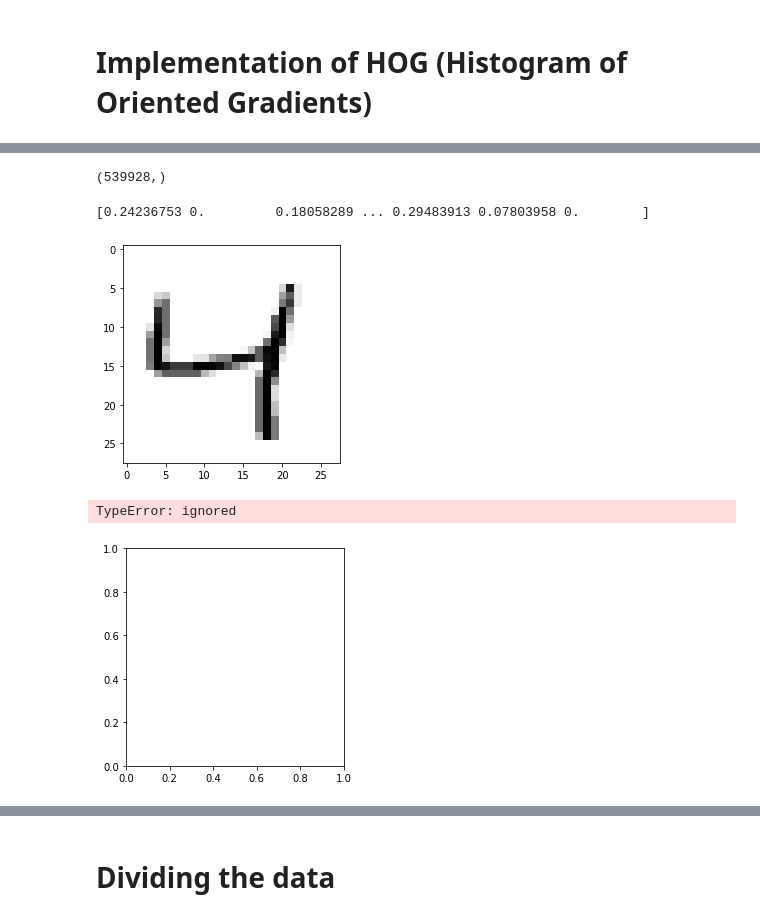
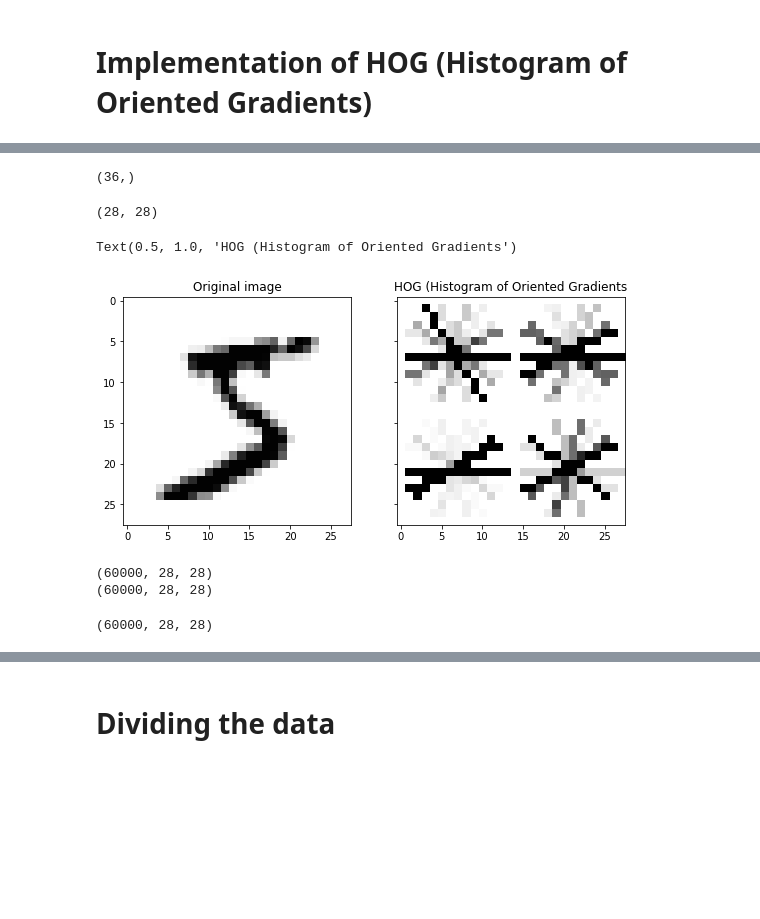
Before and after one commit to lagos-a1/Assignment-1-CNN, a Jupyter notebook: Untitled14.ipynb, the cells around one changed output, grey strips where cells are left out. Drawn from its saved outputs; the diff is of its cells as text; code cells hidden in the pictures; blank space fills up the shorter version.

```diff
--- a/Untitled14.ipynb
+++ b/Untitled14.ipynb
@@ -176,3 +171,10 @@ test_labels.shape
 (10000, 1)
 # %% [markdown]
 # **Implementation of HOG (Histogram of Oriented Gradients)**
+# %%
+#Implementation for just one image/ digit
+imageHOG = data_train_1.copy()
+# %%
+imageHOG = imageHOG[0]
+#If aspect ratio of 1:2
+#imageHOG = resize (imageHOG[4], (14,28))
@@ -179,25 +185,49 @@ test_labels.shape
 # %%
-imageHOG = data_train_1
-fd, hog_image = hog(imageHOG, orientations=9, pixels_per_cell=(8, 8),
-                    cells_per_block=(2, 2), visualize=True, multichannel=True)
-fd.shape
+fd, hog_image = hog(imageHOG, orientations=9, pixels_per_cell=(14, 14),
+
+                    cells_per_block=(1, 1), visualize= True)
-# %% [output]
-(539928,)
-# %%
-print(fd)
-# %% [output]
-[0.24236753 0.         0.18058289 ... 0.29483913 0.07803958 0.        ]
-# %%
-
-original_image = np.asarray(data_train[2].reshape((28,28)))
-plt.imshow(original_image, cmap='Greys')
-plt.show()
-
-# Rescale histogram for better display
-hog_image_rescaled = exposure.rescale_intensity(hog_image[2,0], in_range=(0, 10))
-plt.imshow(hog_image_rescaled, cmap=plt.cm.gray)
-plt.show()
-# %% [output]
-[figure, removed]
-TypeError: ignored
-[figure, removed]
+# %%
+# 1D vector
+fd.shape
+# %% [output]
+(36,)
+# %%
+print(hog_image.shape)
+# %% [output]
+(28, 28)
+# %%
+fig, (ax1, ax2) = plt.subplots(1, 2, figsize=(9, 8), sharex=True, sharey=True)
+
+ax1.imshow(imageHOG, cmap='Greys')
+ax1.set_title('Original image')
+
+#Reescale histogram
+hog_image_rescaled = exposure.rescale_intensity(hog_image, in_range=(0, 11))
+
+ax2.imshow(hog_image_rescaled, cmap='Greys')
+ax2.set_title('HOG (Histogram of Oriented Gradients')
+# %% [output]
+Text(0.5, 1.0, 'HOG (Histogram of Oriented Gradients')
+[figure, added]
+# %%
+# Implementing HOG to all the data set
+
+image_HOG = data_train_1.copy()
+print(image_HOG.shape)
+final_hog = np.zeros(shape=(60000,28,28))
+print(final_hog.shape)
+# %% [output]
+(60000, 28, 28)
+(60000, 28, 28)
+# %%
+final_hog = np.zeros(shape=(60000,28,28))
+
+for i in range(60000):
+
+  y = np.asarray(hog(image_HOG[i], orientations=9, pixels_per_cell=(14, 14),
+                    cells_per_block=(1, 1), visualize=True)[1])
+  final_hog[i]=y
+
+print (final_hog.shape)
+# %% [output]
+(60000, 28, 28)
```
Also changed, not shown: parts of 8 cells of this notebook.
